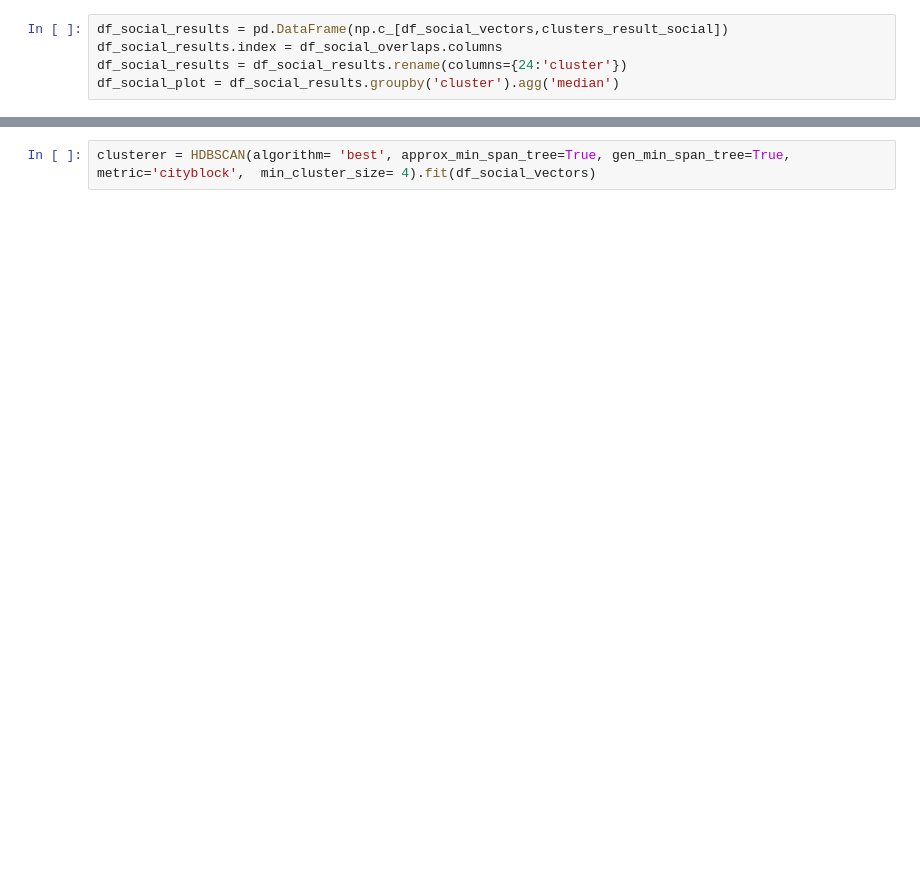
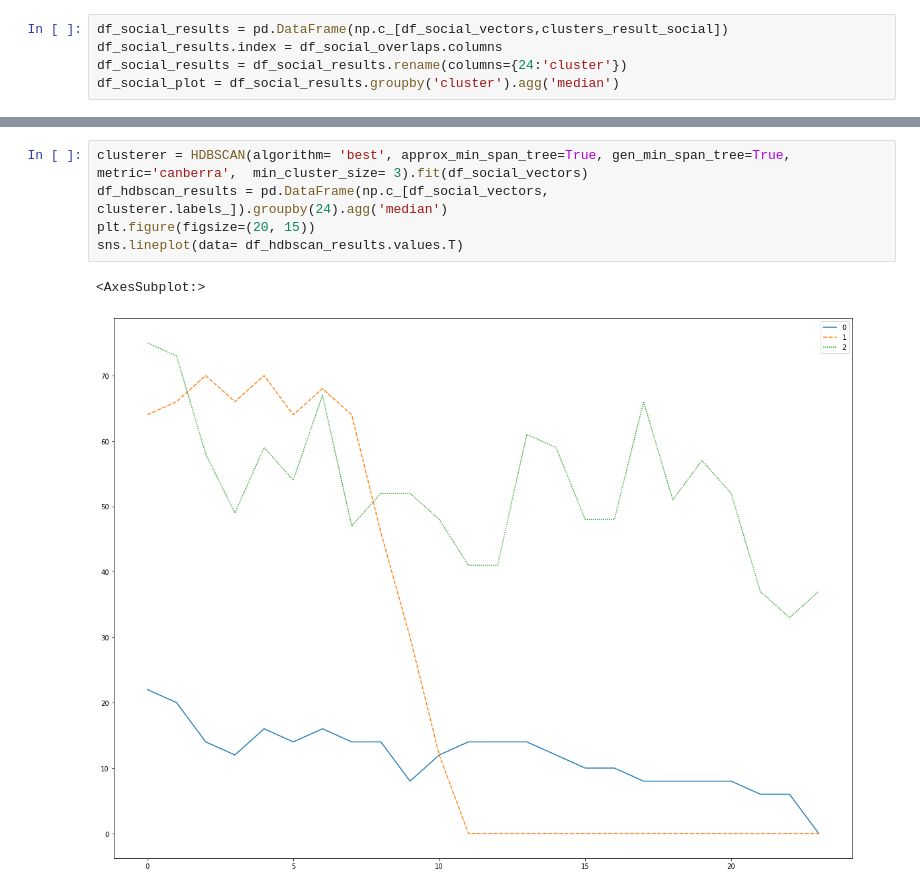
Before and after one commit to zenoWZH/ASFdata_analysis, a Jupyter notebook: network_clustering/network_clustering_size.ipynb, the cells around one changed output, grey strips where cells are left out. Saved outputs shown, nothing was run; the diff lists cells and outputs as text; blank space fills up the shorter version.

```diff
--- a/network_clustering/network_clustering_size.ipynb
+++ b/network_clustering/network_clustering_size.ipynb
@@ -200,2 +211,8 @@ sns.lineplot(data= df_social_plot.values.T)
 # %%
-clusterer = HDBSCAN(algorithm= 'best', approx_min_span_tree=True, gen_min_span_tree=True, metric='cityblock',  min_cluster_size= 4).fit(df_social_vectors)
+clusterer = HDBSCAN(algorithm= 'best', approx_min_span_tree=True, gen_min_span_tree=True, metric='canberra',  min_cluster_size= 3).fit(df_social_vectors)
+df_hdbscan_results = pd.DataFrame(np.c_[df_social_vectors, clusterer.labels_]).groupby(24).agg('median')
+plt.figure(figsize=(20, 15))
+sns.lineplot(data= df_hdbscan_results.values.T)
+# %% [output]
+<AxesSubplot:>
+[figure, added]
```
Also changed, not shown: parts of 26 cells of this notebook, 1 other file.
